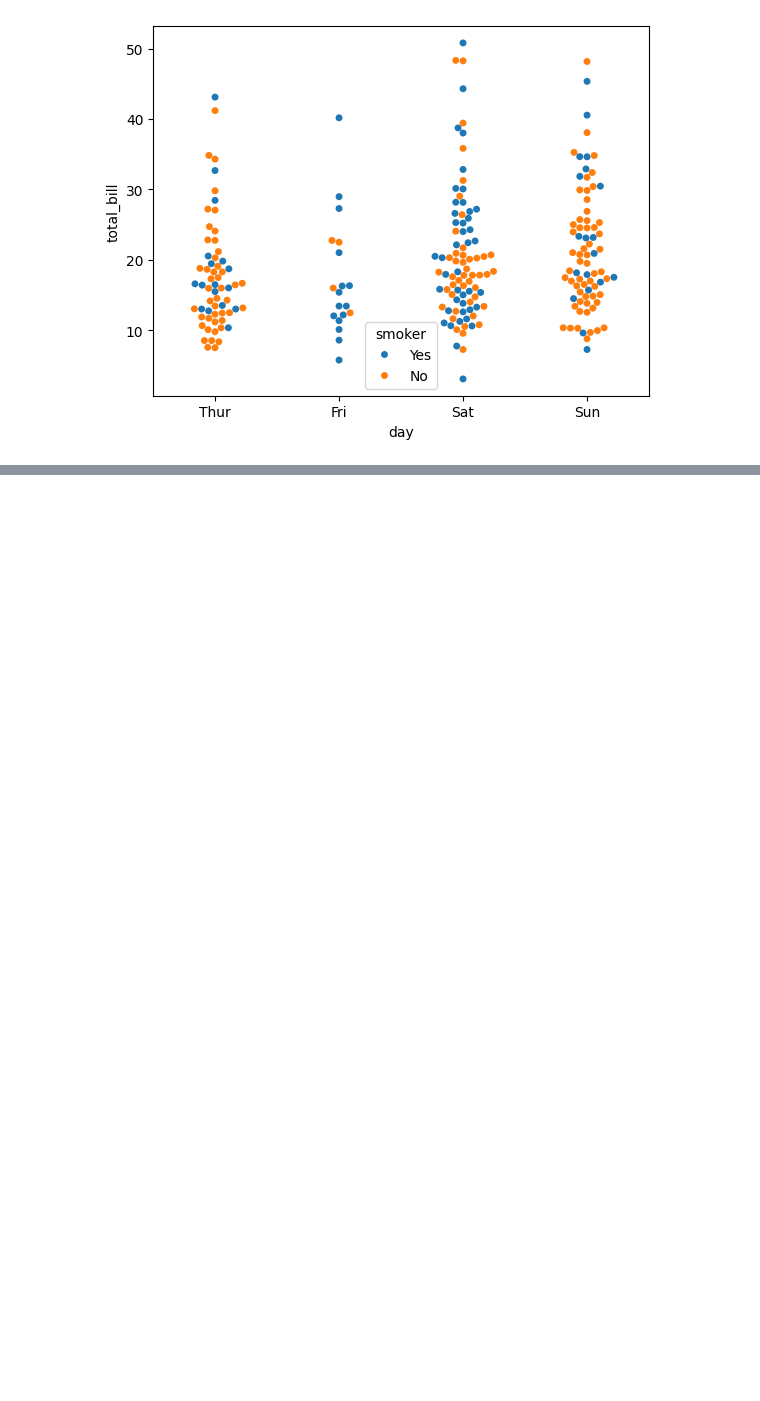
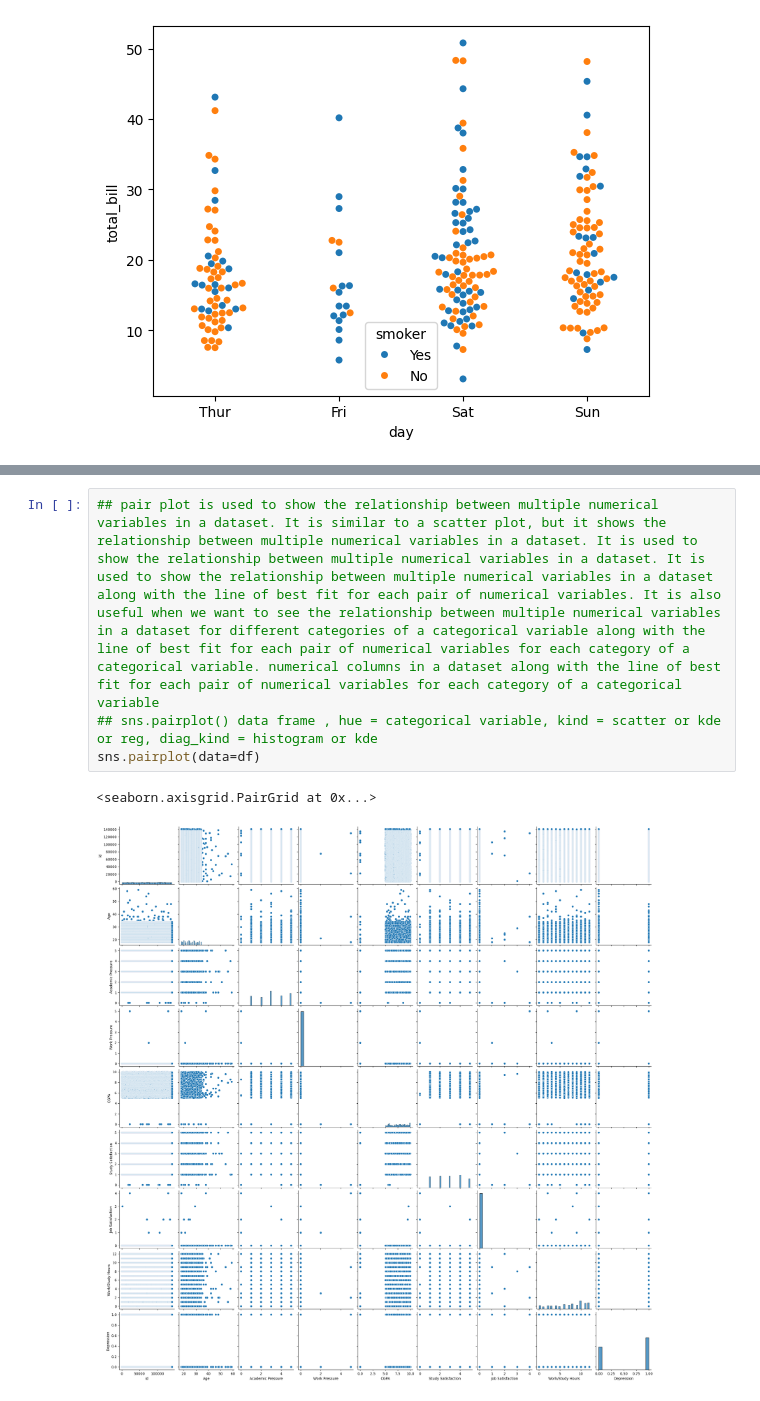
Before and after one commit to ashuwebdevloper/GEN-AI, a Jupyter notebook: Seaborn/starting.ipynb, the cells around one changed output, grey strips where cells are left out. Cells and saved outputs as stored; diff of their text form; blank space fills up the shorter version.

```diff
--- a/Seaborn/starting.ipynb
+++ b/Seaborn/starting.ipynb
@@ -437,0 +456,7 @@ sns.swarmplot(data=tips, x='day', y='total_bill', hue='smoker')
+# %%
+## pair plot is used to show the relationship between multiple numerical variables in a dataset. It is similar to a scatter plot, but it shows the relationship between multiple numerical variables in a dataset. It is used to show the relationship between multiple numerical variables in a dataset. It is used to show the relationship between multiple numerical variables in a dataset along with the line of best fit for each pair of numerical variables. It is also useful when we want to see the relationship between multiple numerical variables in a dataset for different categories of a categorical variable along with the line of best fit for each pair of numerical variables for each category of a categorical variable. numerical columns in a dataset along with the line of best fit for each pair of numerical variables for each category of a categorical variable
+## sns.pairplot() data frame , hue = categorical variable, kind = scatter or kde or reg, diag_kind = histogram or kde
+sns.pairplot(data=df)
+# %% [output]
+<seaborn.axisgrid.PairGrid at 0x...>
+[figure, added]
```
Also changed, not shown: parts of 2 cells of this notebook.
